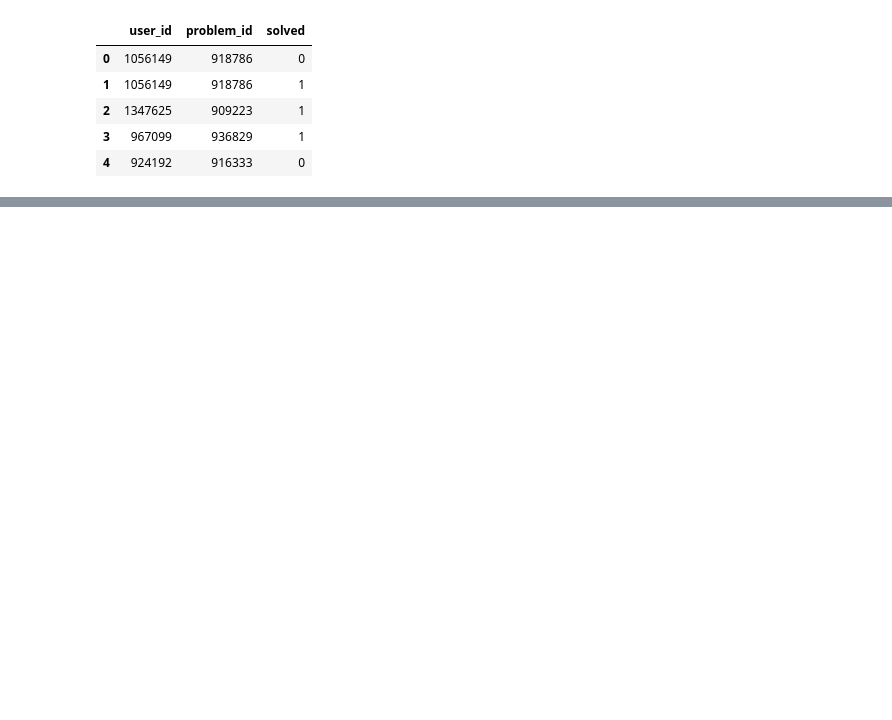
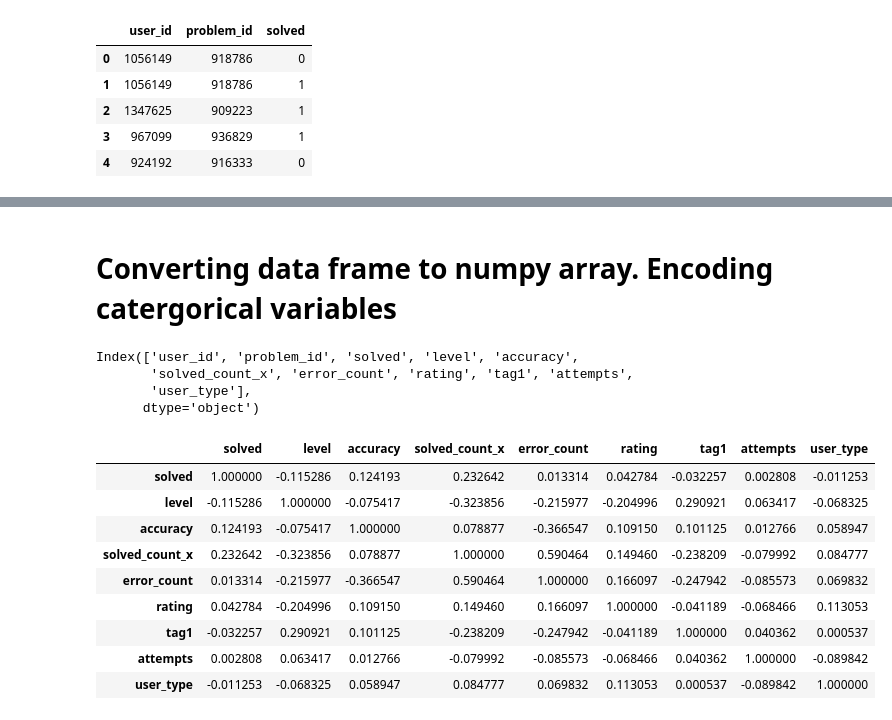
Before and after one commit to Abhilash801/Will-Bill-solve-it-random-forest-classifier, a Jupyter notebook: HackerEarth.ipynb, the cells around one changed output, grey strips where cells are left out. Drawn from its saved outputs; the diff is of its cells as text; code cells hidden in the pictures; blank space fills up the shorter version.

```diff
--- a/HackerEarth.ipynb
+++ b/HackerEarth.ipynb
@@ -210,9 +277,15 @@ memory usage: 80.0+ MB
+# %% [markdown]
+# Converting data frame to numpy array. Encoding catergorical variables
 # %%
+#converting to 32 bit, this is to avoid memory cache error on 32 bit machines and IDEs
 trainMerged.user_id=trainMerged.user_id.astype('int32')
 trainMerged.problem_id=trainMerged.problem_id.astype('int32')
 trainMerged.solved=trainMerged.solved.astype('int32')
 trainMerged.solved_count_x=trainMerged.solved_count_x.astype('int32')
 trainMerged.error_count=trainMerged.error_count.astype('int32')
 trainMerged.rating=trainMerged.rating.astype('float32')
-trainMerged.solved_count_y=trainMerged.solved_count_y.astype('int32')
 trainMerged.attempts=trainMerged.attempts.astype('int32')
+trainMerged.accuracy=trainMerged.accuracy.astype('int32')
+trainMerged.level=trainMerged.level.astype('int32')
+trainMerged.tag1=trainMerged.tag1.astype('int32')
+trainMerged.user_type=trainMerged.user_type.astype('int32')
@@ -230,5 +299,7 @@ trainMerged.level = le_level.fit_transform(trainMerged.level)
 le_type = preprocessing.LabelEncoder()
 #to convert into numbers
 trainMerged.user_type = le_type.fit_transform(trainMerged.user_type)
-# %%
-trainMerged=trainMerged.drop(['tag1','skills','recordtype'],axis=1)
+# %%
+le_tag = preprocessing.LabelEncoder()
+#to convert into numbers
+trainMerged.tag1 = le_type.fit_transform(trainMerged.tag1)
@@ -234,0 +311,20 @@ trainMerged=trainMerged.drop(['tag1','skills','recordtype'],axis=1)
+# %%
+trainMerged.columns
+# %% [output]
+Index(['user_id', 'problem_id', 'solved', 'level', 'accuracy',
+       'solved_count_x', 'error_count', 'rating', 'tag1', 'attempts',
+       'user_type'],
+      dtype='object')
+# %%
+trainMerged.loc[:,'solved':'user_type'].corr()
+# %% [output]
+|  | solved | level | accuracy | solved_count_x | error_count | rating | tag1 | attempts | user_type |
+| solved | 1.000000 | -0.115286 | 0.124193 | 0.232642 | 0.013314 | 0.042784 | -0.032257 | 0.002808 | -0.011253 |
+| level | -0.115286 | 1.000000 | -0.075417 | -0.323856 | -0.215977 | -0.204996 | 0.290921 | 0.063417 | -0.068325 |
+| accuracy | 0.124193 | -0.075417 | 1.000000 | 0.078877 | -0.366547 | 0.109150 | 0.101125 | 0.012766 | 0.058947 |
+| solved_count_x | 0.232642 | -0.323856 | 0.078877 | 1.000000 | 0.590464 | 0.149460 | -0.238209 | -0.079992 | 0.084777 |
+| error_count | 0.013314 | -0.215977 | -0.366547 | 0.590464 | 1.000000 | 0.166097 | -0.247942 | -0.085573 | 0.069832 |
+| rating | 0.042784 | -0.204996 | 0.109150 | 0.149460 | 0.166097 | 1.000000 | -0.041189 | -0.068466 | 0.113053 |
+| tag1 | -0.032257 | 0.290921 | 0.101125 | -0.238209 | -0.247942 | -0.041189 | 1.000000 | 0.040362 | 0.000537 |
+| attempts | 0.002808 | 0.063417 | 0.012766 | -0.079992 | -0.085573 | -0.068466 | 0.040362 | 1.000000 | -0.089842 |
+| user_type | -0.011253 | -0.068325 | 0.058947 | 0.084777 | 0.069832 | 0.113053 | 0.000537 | -0.089842 | 1.000000 |
```
Also changed, not shown: parts of 74 cells of this notebook.
